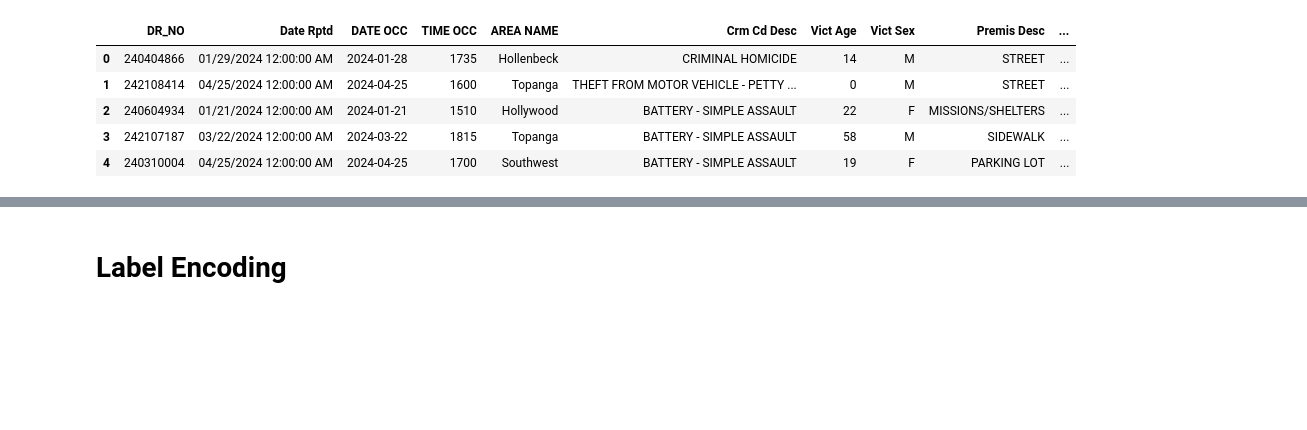
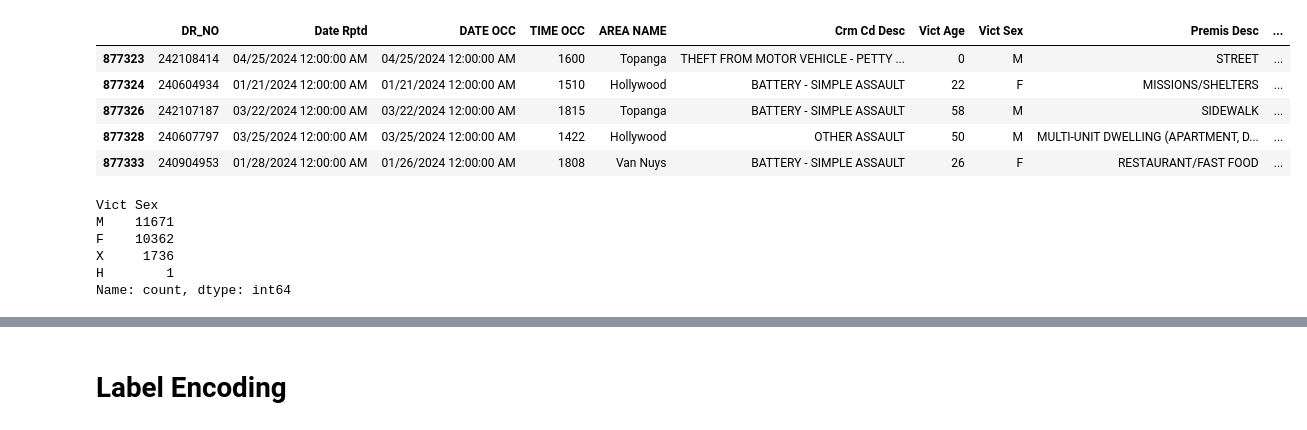
Before and after one commit to Maytastico/data-science-exam, a Jupyter notebook: kMeans-cluster.ipynb, the cells around one changed output, grey strips where cells are left out. Cells and saved outputs as stored; diff of their text form; code cells hidden in the pictures; blank space fills up the shorter version.

```diff
--- a/kMeans-cluster.ipynb
+++ b/kMeans-cluster.ipynb
@@ -30,24 +30,31 @@ import pandas as pd
 import seaborn as sns
 # %%
 # Loading Datasets
-data = pd.read_csv('./data.csv', usecols=['DR_NO','AREA NAME' ,'Date Rptd', 'DATE OCC', 'TIME OCC', 'LOCATION', 'Crm Cd Desc', 'Vict Age', 'Vict Sex', 'Weapon Desc', 'Premis Desc', 'LAT', 'LON'], header=0)
+data = pd.read_csv('./Crime_Data_from_2020_to_Present.csv', usecols=['DR_NO','AREA NAME' ,'Date Rptd', 'DATE OCC', 'TIME OCC', 'LOCATION', 'Crm Cd Desc', 'Vict Age', 'Vict Sex', 'Weapon Desc', 'Premis Desc', 'LAT', 'LON'], header=0)
 data = data[data['DATE OCC'].str.contains('2024')]
 data.dropna(inplace=True)
 
 
 
 encoded = pd.DataFrame()
 
 data.head()
 # %% [output]
 |  | DR_NO | Date Rptd | DATE OCC | TIME OCC | AREA NAME | Crm Cd Desc | Vict Age | Vict Sex | Premis Desc | ... |
-| 0 | 240404866 | 01/29/2024 12:00:00 AM | 2024-01-28 | 1735 | Hollenbeck | CRIMINAL HOMICIDE | 14 | M | STREET | ... |
-| 1 | 242108414 | 04/25/2024 12:00:00 AM | 2024-04-25 | 1600 | Topanga | THEFT FROM MOTOR VEHICLE - PETTY ... | 0 | M | STREET | ... |
-| 2 | 240604934 | 01/21/2024 12:00:00 AM | 2024-01-21 | 1510 | Hollywood | BATTERY - SIMPLE ASSAULT | 22 | F | MISSIONS/SHELTERS | ... |
-| 3 | 242107187 | 03/22/2024 12:00:00 AM | 2024-03-22 | 1815 | Topanga | BATTERY - SIMPLE ASSAULT | 58 | M | SIDEWALK | ... |
-| 4 | 240310004 | 04/25/2024 12:00:00 AM | 2024-04-25 | 1700 | Southwest | BATTERY - SIMPLE ASSAULT | 19 | F | PARKING LOT | ... |
+| 877323 | 242108414 | 04/25/2024 12:00:00 AM | 04/25/2024 12:00:00 AM | 1600 | Topanga | THEFT FROM MOTOR VEHICLE - PETTY ... | 0 | M | STREET | ... |
+| 877324 | 240604934 | 01/21/2024 12:00:00 AM | 01/21/2024 12:00:00 AM | 1510 | Hollywood | BATTERY - SIMPLE ASSAULT | 22 | F | MISSIONS/SHELTERS | ... |
+| 877326 | 242107187 | 03/22/2024 12:00:00 AM | 03/22/2024 12:00:00 AM | 1815 | Topanga | BATTERY - SIMPLE ASSAULT | 58 | M | SIDEWALK | ... |
+| 877328 | 240607797 | 03/25/2024 12:00:00 AM | 03/25/2024 12:00:00 AM | 1422 | Hollywood | OTHER ASSAULT | 50 | M | MULTI-UNIT DWELLING (APARTMENT, D... | ... |
+| 877333 | 240904953 | 01/28/2024 12:00:00 AM | 01/26/2024 12:00:00 AM | 1808 | Van Nuys | BATTERY - SIMPLE ASSAULT | 26 | F | RESTAURANT/FAST FOOD | ... |
 # %%
 gender_counts = data['Vict Sex'].value_counts()
 gender_counts
+# %% [output]
+Vict Sex
+M    11671
+F    10362
+X     1736
+H        1
+Name: count, dtype: int64
 # %%
 data.describe()
```
Also changed, not shown: parts of 7 cells of this notebook, 4 other files.
